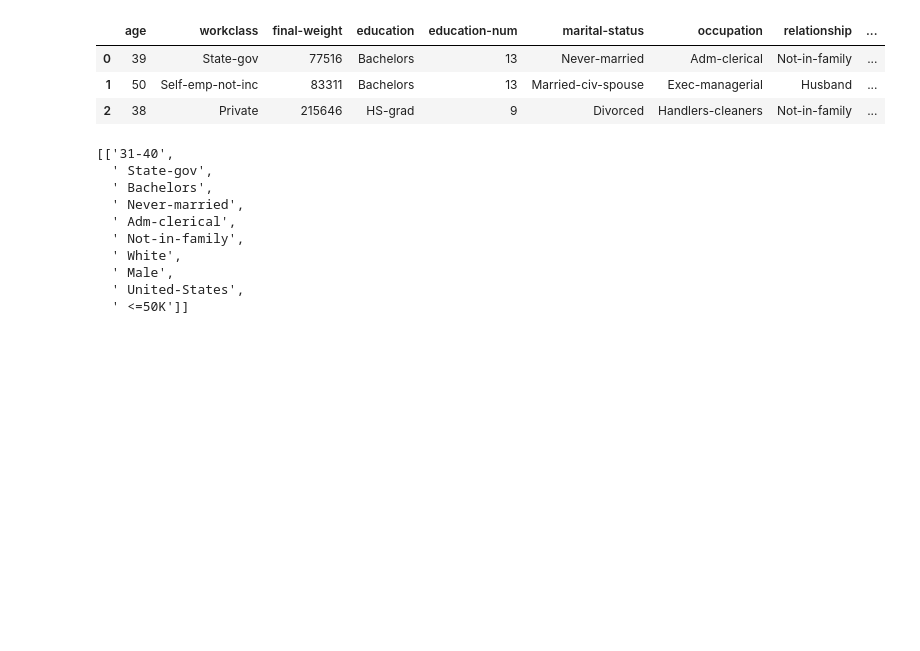
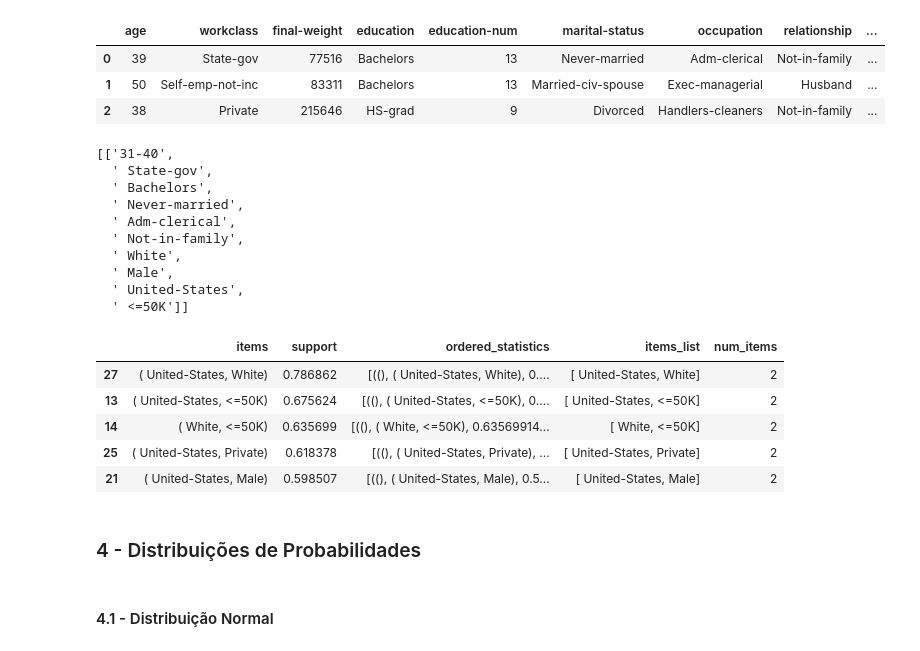
Before and after one commit to Gabrieleas10/Distribuicoes_Probabilidades, a Jupyter notebook: estatistica_completa.ipynb, the cells around one changed output. Drawn from its saved outputs; the diff is of its cells as text; code cells hidden in the pictures; blank space fills up the shorter version.

```diff
--- a/estatistica_completa.ipynb
+++ b/estatistica_completa.ipynb
@@ -551,0 +552,18 @@ df_resultado = pd.DataFrame(resultado)
+# %%
+# criando colunas
+df_resultado['items_list'] = df_resultado['items'].apply(lambda x: list(x))
+df_resultado['num_items'] = df_resultado['items'].apply(lambda x: len(x))
+# %%
+# resultados de maior support
+df_resultado.loc[(df_resultado['num_items']>1)].sort_values(ascending=False, by='support').head(5)
+# %% [output]
+|  | items | support | ordered_statistics | items_list | num_items |
+| 27 | ( United-States, White) | 0.786862 | [((), ( United-States, White), 0.... | [ United-States, White] | 2 |
+| 13 | ( United-States, <=50K) | 0.675624 | [((), ( United-States, <=50K), 0.... | [ United-States, <=50K] | 2 |
+| 14 | ( White, <=50K) | 0.635699 | [((), ( White, <=50K), 0.63569914... | [ White, <=50K] | 2 |
+| 25 | ( United-States, Private) | 0.618378 | [((), ( United-States, Private), ... | [ United-States, Private] | 2 |
+| 21 | ( United-States, Male) | 0.598507 | [((), ( United-States, Male), 0.5... | [ United-States, Male] | 2 |
+# %% [markdown]
+### 4 - Distribuições de Probabilidades
+# %% [markdown]
+#### 4.1 - Distribuição Normal
```
Also changed, not shown: parts of 9 cells of this notebook.
